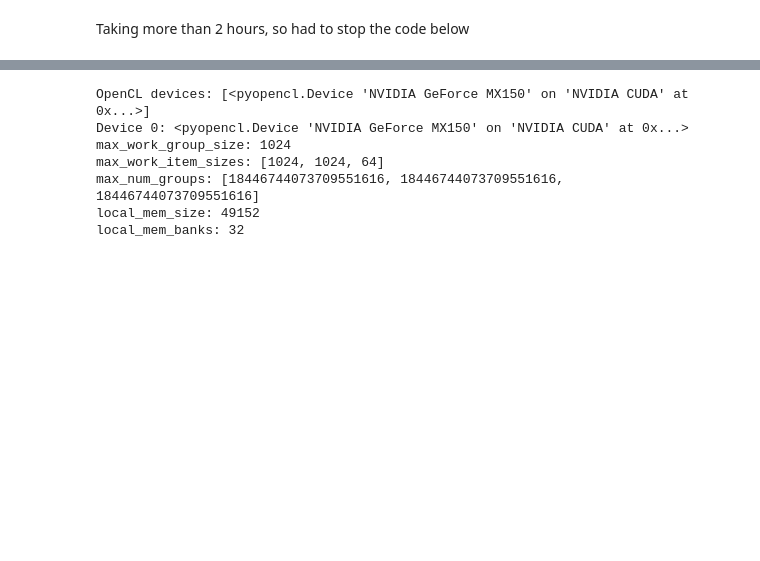
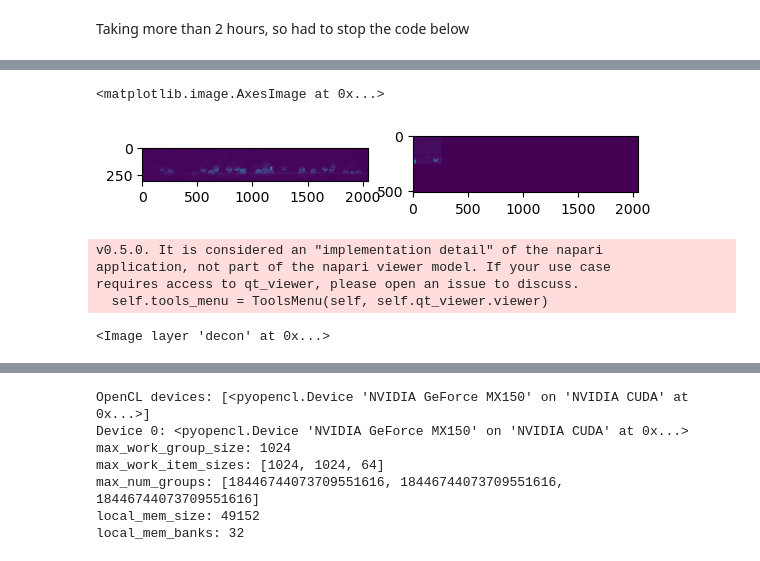
Before and after one commit to BioimageAnalysisCoreWEHI/napari_lattice, a Jupyter notebook: notebooks/deconvolution_RedFishLion.ipynb, the cells around one changed output, grey strips where cells are left out. Drawn from its saved outputs; the diff is of its cells as text; code cells hidden in the pictures; blank space fills up the shorter version.

Commit message:
try padding with even shapes and multiples of 256

```diff
--- a/notebooks/deconvolution_RedFishLion.ipynb
+++ b/notebooks/deconvolution_RedFishLion.ipynb
@@ -67,0 +139,7 @@ KeyboardInterrupt:
+# %%
+img_decon_large= rl.doRLDeconvolutionFromNpArrays(data_np = img_pad,
+                                                    psf_np = psf_pad,
+                                                    niter= 10,
+                                                    method = "gpu")
+print(img_decon_large.shape)
+print(img_large_data.shape)
@@ -67,0 +151,23 @@ KeyboardInterrupt:
+# %%
+import matplotlib.pyplot as plt
+fig,axes = plt.subplots(1,2)
+
+axes[0].imshow(img_large_data[40,...])
+axes[1].imshow(img_decon_large[40,...])
+
+#plt.imshow(img_decon_large[40,...])
+# %% [output]
+<matplotlib.image.AxesImage at 0x...>
+[figure, added]
+# %%
+import napari
+
+viewer = napari.Viewer()
+viewer.add_image(img_large_data, name = "raw")
+viewer.add_image(img_decon_large, name = "decon")
+# %% [output]
+v0.5.0. It is considered an "implementation detail" of the napari
+application, not part of the napari viewer model. If your use case
+requires access to qt_viewer, please open an issue to discuss.
+  self.tools_menu = ToolsMenu(self, self.qt_viewer.viewer)
+<Image layer 'decon' at 0x...>
```
Also changed, not shown: parts of 11 cells of this notebook.
